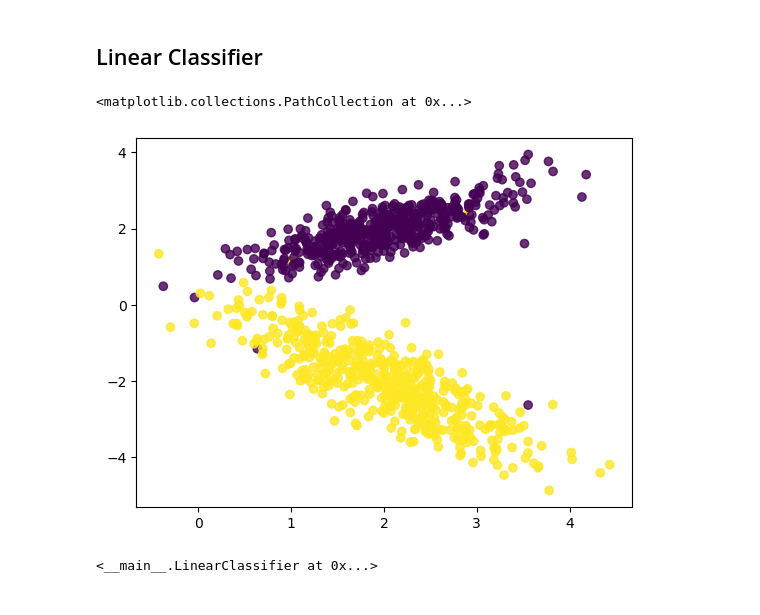
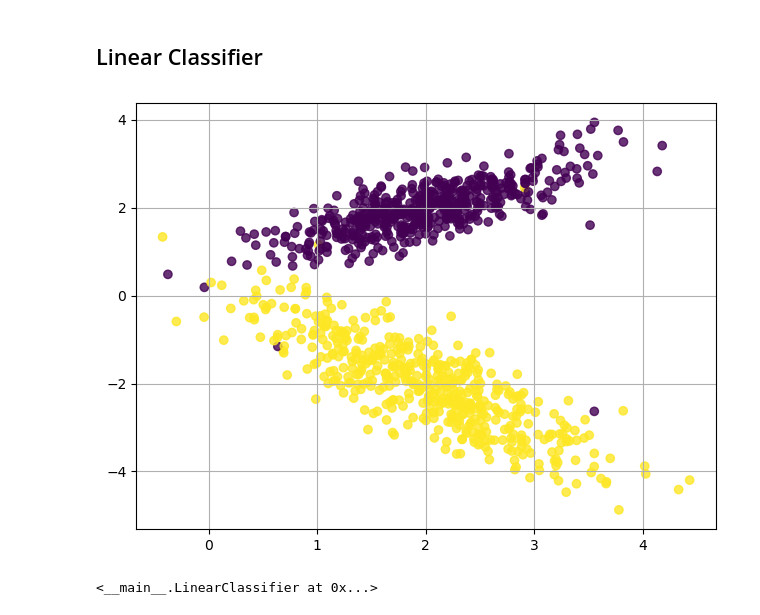
Before and after one commit to diegotg2000/ComputerVision, a Jupyter notebook: nb2.ipynb, the cells around one changed output. Saved outputs shown, nothing was run; the diff lists cells and outputs as text; code cells hidden in the pictures.

Commit message:
gitignore and plots

```diff
--- a/nb2.ipynb
+++ b/nb2.ipynb
@@ -17,9 +17,11 @@ X, y = make_classification(n_samples=1000,
                            class_sep=2)
 # %%
 plt.scatter(X[:,0], X[:, 1], c=y, alpha=0.8)
+plt.tight_layout()
+plt.grid()
+plt.savefig('toy_dataset.png')
 # %% [output]
-<matplotlib.collections.PathCollection at 0x...>
-[figure, old version]
+[figure, new version]
 # %%
 class LinearClassifier:
 
```
Also changed, not shown: parts of 11 cells of this notebook, 1 other file.
